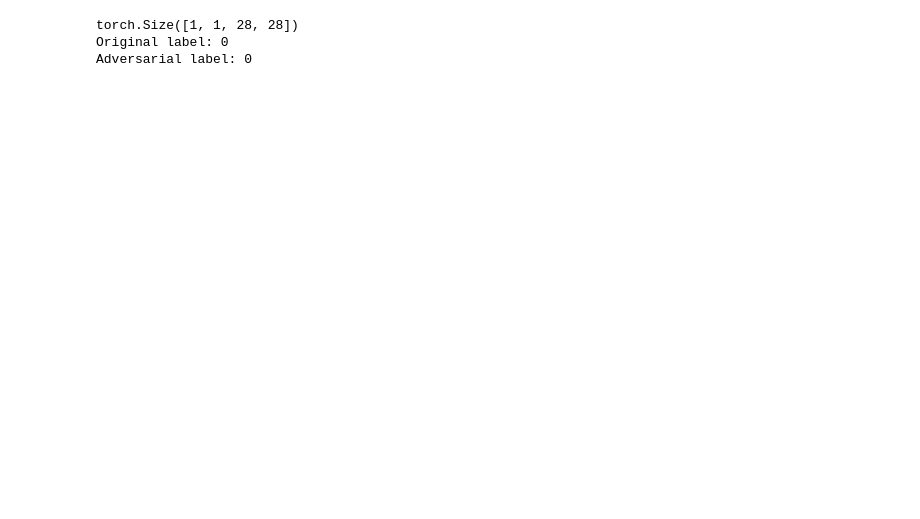
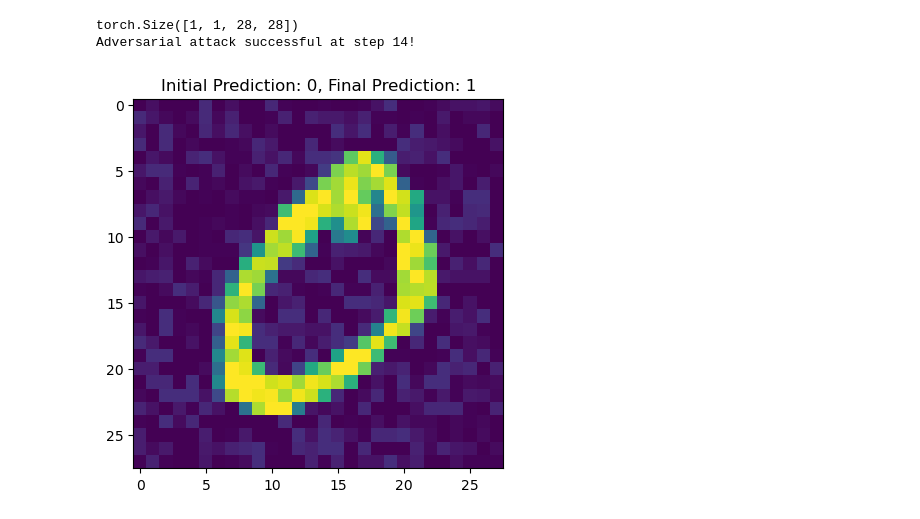
Before and after one commit to code-philia/Trustvis, a Jupyter notebook: motivating_example_adv.ipynb, the cells around one changed output. Saved outputs shown, nothing was run; the diff lists cells and outputs as text; code cells hidden in the pictures; blank space fills up the shorter version.

```diff
--- a/motivating_example_adv.ipynb
+++ b/motivating_example_adv.ipynb
@@ -1,45 +1,75 @@
 # %%
 import sys
 import os
 import torch
 import torch.nn as nn
-CONTENT_PATH = '/home/yifan/dataset/case_study_mnist_backdoor'
+CONTENT_PATH = '/home/yifan/0ExpMinist/Default/02'
 sys.path.append(CONTENT_PATH)
 import Model.model as subject_model
 model = eval("subject_model.{}()".format('resnet18'))
-
+import matplotlib.pyplot as plt
 # 加载预训练模型
 
 model.eval()
 
 train_data = torch.load(os.path.join(CONTENT_PATH, 'Training_data','training_dataset_data.pth'))
 train_labels = torch.load(os.path.join(CONTENT_PATH, 'Training_data','training_dataset_label.pth'))
-img_tensor = train_data[:1]
+img_tensor = train_data[1:2]
+img_label = train_labels[1:2]
 
 device = torch.device("cuda:0" if torch.cuda.is_available() else "cpu")
 img_tensor = img_tensor.to(device)
+img_label = img_label.to(device)
 model = model.to(device)
 print(img_tensor.shape)
+# Set the target label to '1'
+target_label = torch.tensor([1], dtype=torch.long).to(device)
+
+
+loss_fn = torch.nn.CrossEntropyLoss()
 # # 设置epsilon
-epsilon = 0.01
 
-# # 计算图像对模型的梯度
+epsilon = 0.01  # Smaller step size for iterative attack
+num_steps = 1000
+# Set requires_grad attribute of tensor. Important for Attack
 img_tensor.requires_grad = True
+# Forward pass the data through the model
 output = model(img_tensor)
-label = output.max(1)[1]
-loss = nn.CrossEntropyLoss()(output, label)
-loss.backward()
+init_pred = output.max(1, keepdim=True)[1]  # get the index of the max log-probability
+# If the initial prediction is already '1', no need to attack
+if init_pred.item() == 1:
+    print("The initial prediction is already 1")
+else:
+    for i in range(num_steps):
+        # Zero all existing gradients
+        model.zero_grad()
+        # Forward pass
+        output = model(img_tensor)
+        loss = loss_fn(output, target_label)
+        # If misclassification has occurred, break out of the loop
+        pred = output.max(1, keepdim=True)[1]
+        if pred.item() == 1:
+            print(f"Adversarial attack successful at step {i+1}!")
+            break
+        # Backward pass
+        loss.backward()
 
-# # 应用FGSM算法
-img_adv = img_tensor + epsilon * img_tensor.grad.sign()
-img_adv = torch.clamp(img_adv, 0, 1)
+        # Apply perturbation
+        img_tensor.data -= epsilon * img_tensor.grad.data.sign()  # Subtract to minimize the loss
+        img_tensor.data = torch.clamp(img_tensor.data, 0, 1).to(device)
+        # Clear gradients for next step
+        img_tensor.grad.zero_()
 
-# # check adv
-output_adv = model(img_adv)
-predicted_label = output_adv.max(1)[1]
-print("Original label:", label.item())
-print("Adversarial label:", predicted_label.item())
+    else:
+        print("Failed to fool the model within the given steps.")
+
+    # Display final result
+    final_pred = model(img_tensor).max(1, keepdim=True)[1]
+    perturbed_image_np = img_tensor.squeeze().detach().cpu().numpy()
+    plt.imshow(perturbed_image_np)
+    plt.title(f"Initial Prediction: {init_pred.item()}, Final Prediction: {final_pred.item()}")
+    plt.show()
 # %% [output]
 torch.Size([1, 1, 28, 28])
-Original label: 0
-Adversarial label: 0
+Adversarial attack successful at step 14!
+[figure, added]
```
Also changed, not shown: 3 other files.
